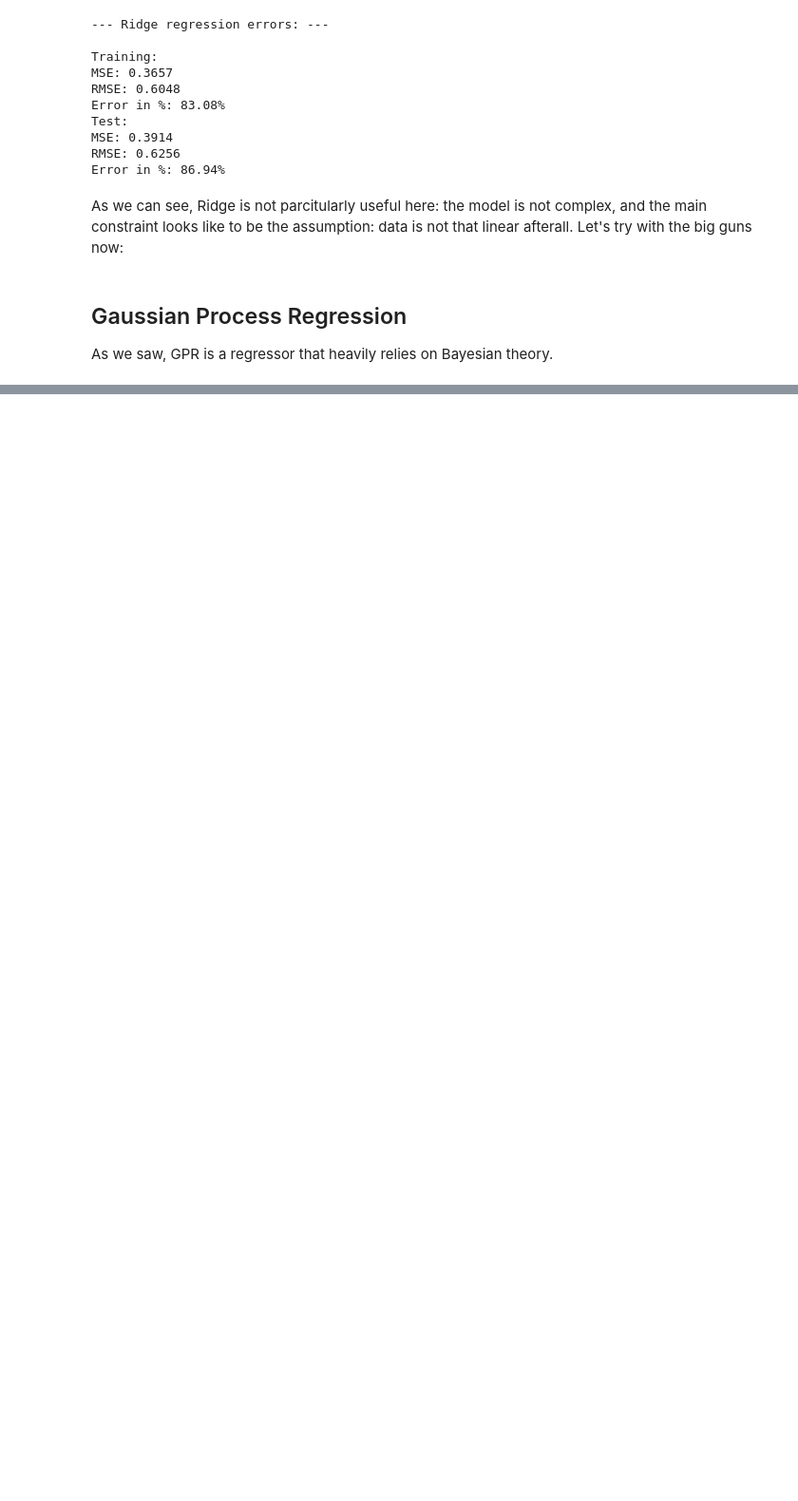
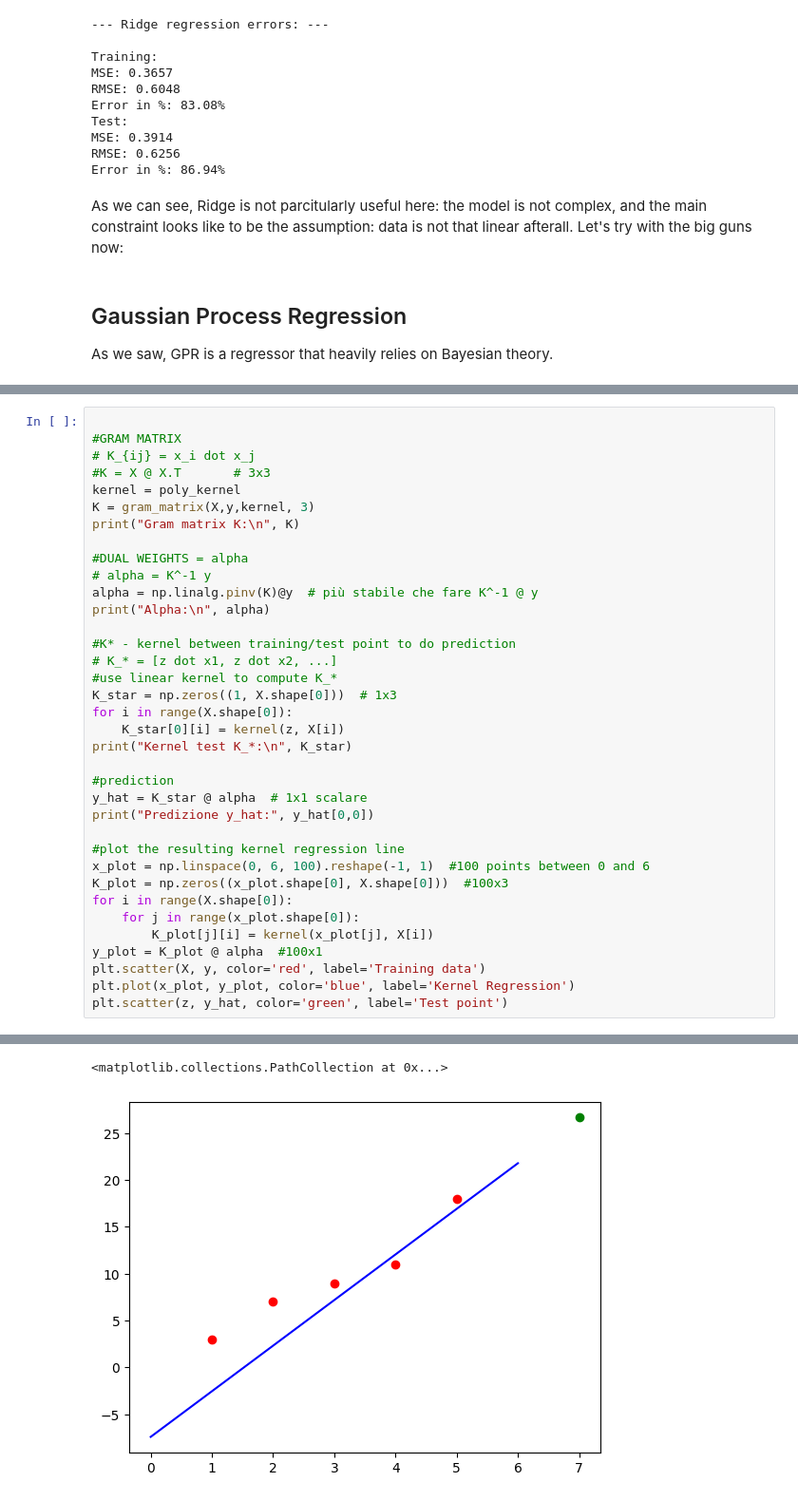
Before and after one commit to LeoPeink/GPRegression, a Jupyter notebook: finalex.ipynb, the cells around one changed output, grey strips where cells are left out. Shown at 95% size. Saved outputs shown, nothing was run; the diff lists cells and outputs as text; blank space fills up the shorter version.

```diff
--- a/finalex.ipynb
+++ b/finalex.ipynb
@@ -442,0 +498,37 @@ def
+# %%
+
+#GRAM MATRIX
+# K_{ij} = x_i dot x_j
+#K = X @ X.T       # 3x3
+kernel = poly_kernel
+K = gram_matrix(X,y,kernel, 3)
+print("Gram matrix K:\n", K)
+
+#DUAL WEIGHTS = alpha
+# alpha = K^-1 y
+alpha = np.linalg.pinv(K)@y  # più stabile che fare K^-1 @ y
+print("Alpha:\n", alpha)
+
+#K* - kernel between training/test point to do prediction
+# K_* = [z dot x1, z dot x2, ...]
+#use linear kernel to compute K_*
+K_star = np.zeros((1, X.shape[0]))  # 1x3
+for i in range(X.shape[0]):
+    K_star[0][i] = kernel(z, X[i])
+print("Kernel test K_*:\n", K_star)
+
+#prediction
+y_hat = K_star @ alpha  # 1x1 scalare
+print("Predizione y_hat:", y_hat[0,0])
+
+#plot the resulting kernel regression line
+x_plot = np.linspace(0, 6, 100).reshape(-1, 1)  #100 points between 0 and 6
+K_plot = np.zeros((x_plot.shape[0], X.shape[0]))  #100x3
+for i in range(X.shape[0]):
+    for j in range(x_plot.shape[0]):
+        K_plot[j][i] = kernel(x_plot[j], X[i])
+y_plot = K_plot @ alpha  #100x1
+plt.scatter(X, y, color='red', label='Training data')
+plt.plot(x_plot, y_plot, color='blue', label='Kernel Regression')
+plt.scatter(z, y_hat, color='green', label='Test point')
+# %% [output]
@@ -443,3 +550,5 @@ def
+<matplotlib.collections.PathCollection at 0x...>
+[figure, added]
 # %%
 def rbf_kernel(X1, X2, sigma):
     """
```
Also changed, not shown: parts of 3 cells of this notebook.
